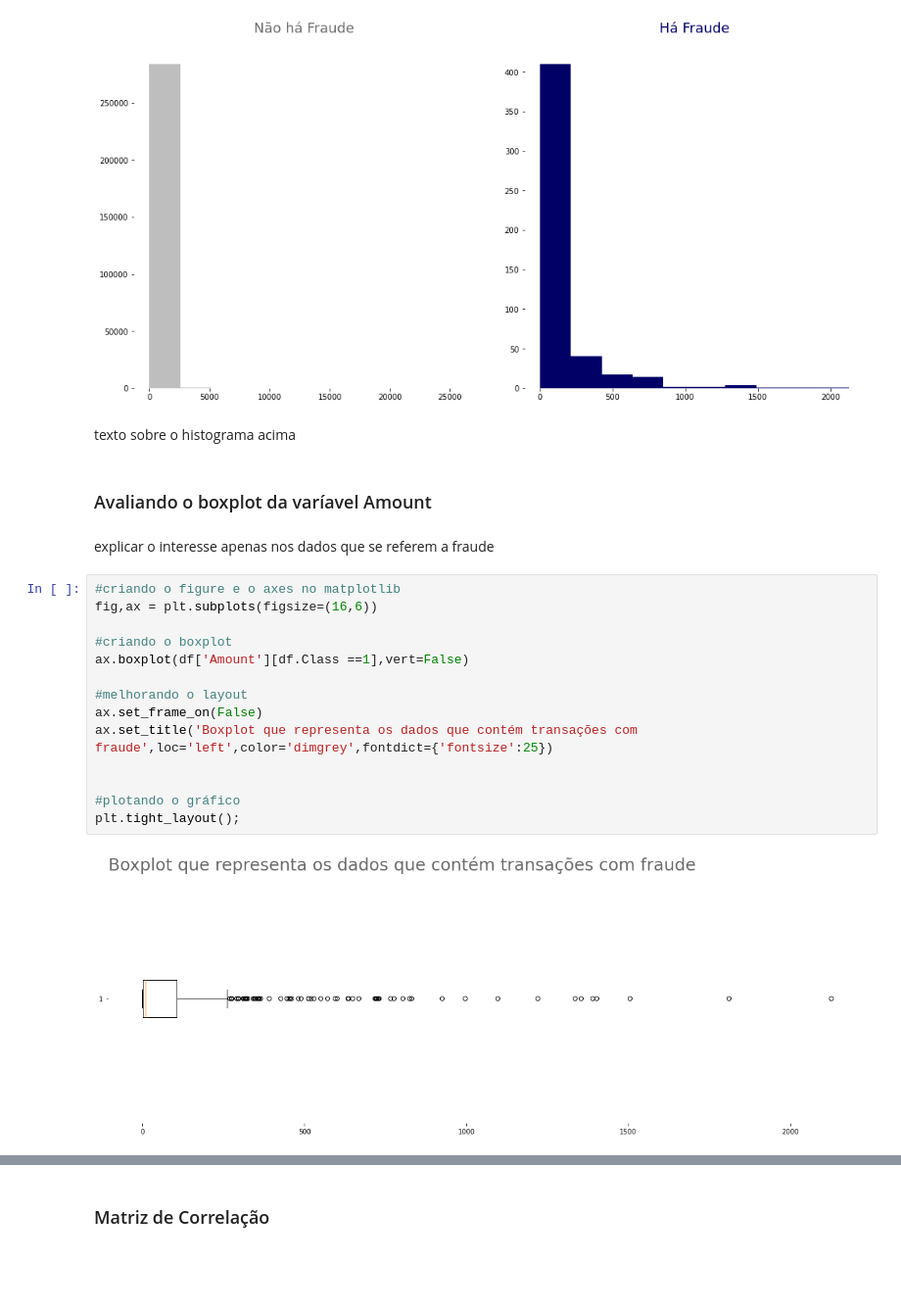
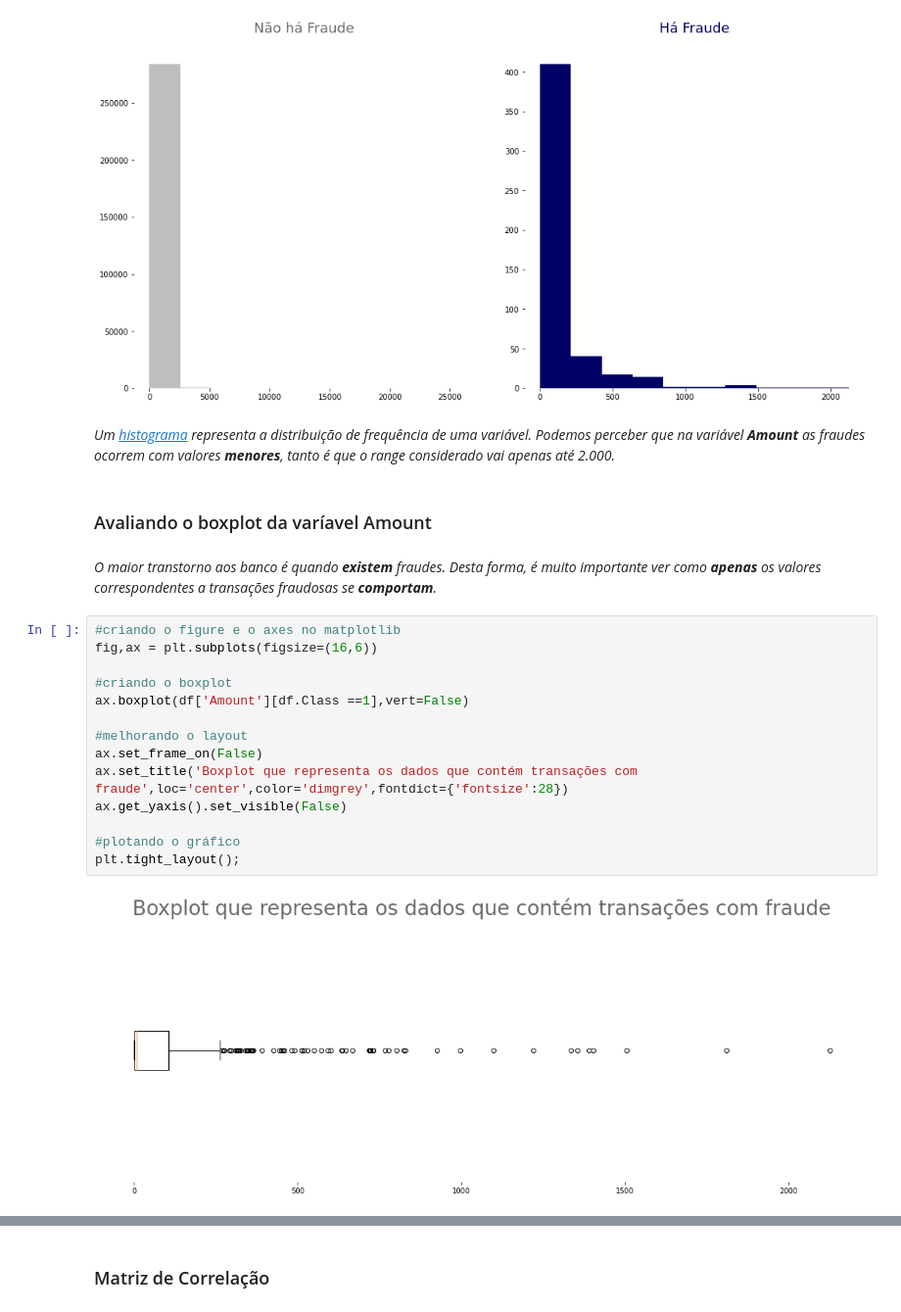
Before and after one commit to FerrazThales/Deteccao_de_fraudes_em_cartoes_de_credito, a Jupyter notebook: Detecção_de_Fraude_em_Cartões_de_Crédito.ipynb, the cells around one changed output, grey strips where cells are left out. Shown: that part at 98% size. Saved outputs shown, nothing was run; the diff lists cells and outputs as text; blank space fills up the shorter version.

```diff
--- a/Detecção_de_Fraude_em_Cartões_de_Crédito.ipynb
+++ b/Detecção_de_Fraude_em_Cartões_de_Crédito.ipynb
@@ -286,28 +296,28 @@ ax[1].set_title('Há Fraude',loc='center',pad=20,color='#000066',fontdict={'font
 plt.tight_layout(pad=4.0);
 # %% [output]
 [figure]
-# %% [markdown]
-texto sobre o histograma acima
+# %% [markdown]
+*Um [histograma](https://www.alura.com.br/artigos/o-que-e-um-histograma) representa a distribuição de frequência de uma variável. Podemos perceber que na variável **Amount** as fraudes ocorrem com valores **menores**, tanto é que o range considerado vai apenas até 2.000.*
 # %% [markdown]
 ### Avaliando o boxplot da varíavel Amount
-# %% [markdown]
-explicar o interesse apenas nos dados que se referem a fraude
+# %% [markdown]
+*O maior transtorno aos banco é quando **existem** fraudes. Desta forma, é muito importante ver como **apenas** os valores correspondentes a transações fraudosas se **comportam**.*
 # %%
 #criando o figure e o axes no matplotlib
 fig,ax = plt.subplots(figsize=(16,6))
 
 #criando o boxplot
 ax.boxplot(df['Amount'][df.Class ==1],vert=False)
 
 #melhorando o layout
 ax.set_frame_on(False)
-ax.set_title('Boxplot que representa os dados que contém transações com fraude',loc='left',color='dimgrey',fontdict={'fontsize':25})
-
+ax.set_title('Boxplot que representa os dados que contém transações com fraude',loc='center',color='dimgrey',fontdict={'fontsize':28})
+ax.get_yaxis().set_visible(False)
 
 #plotando o gráfico
 plt.tight_layout();
 # %% [output]
-[figure, old version]
+[figure, new version]
 # %%
 #verificando os dados estatisticos
 primeiro_quartil = df['Amount'].quantile(0.25)
```
Also changed, not shown: parts of 23 cells of this notebook.
